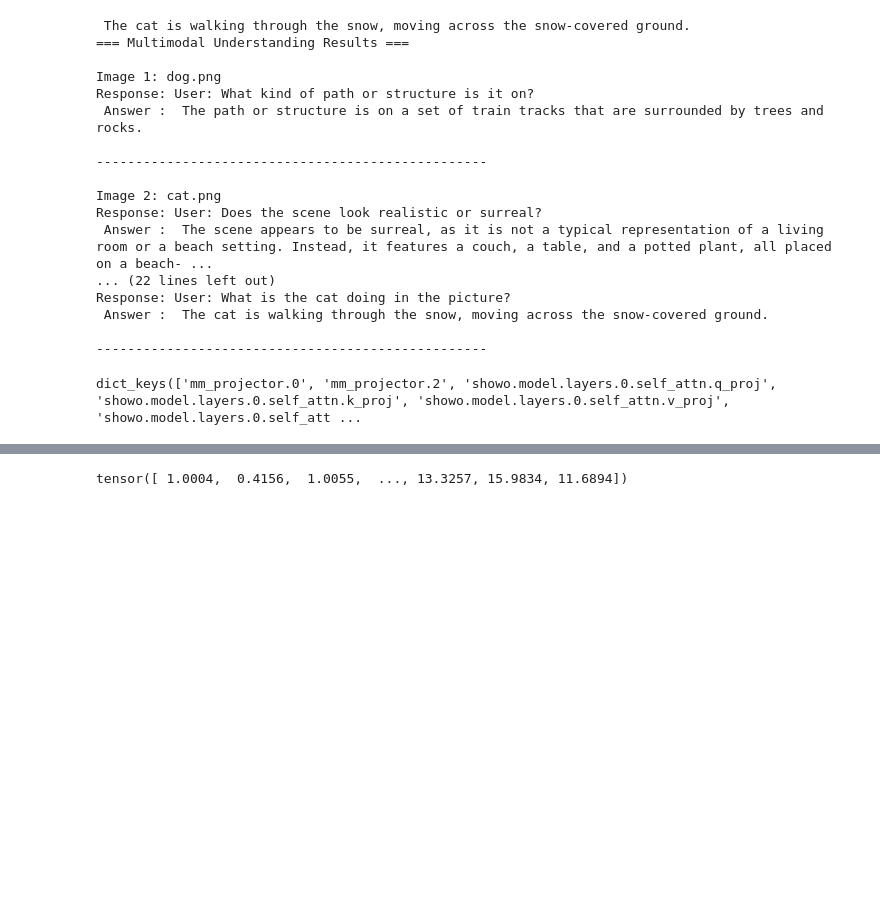
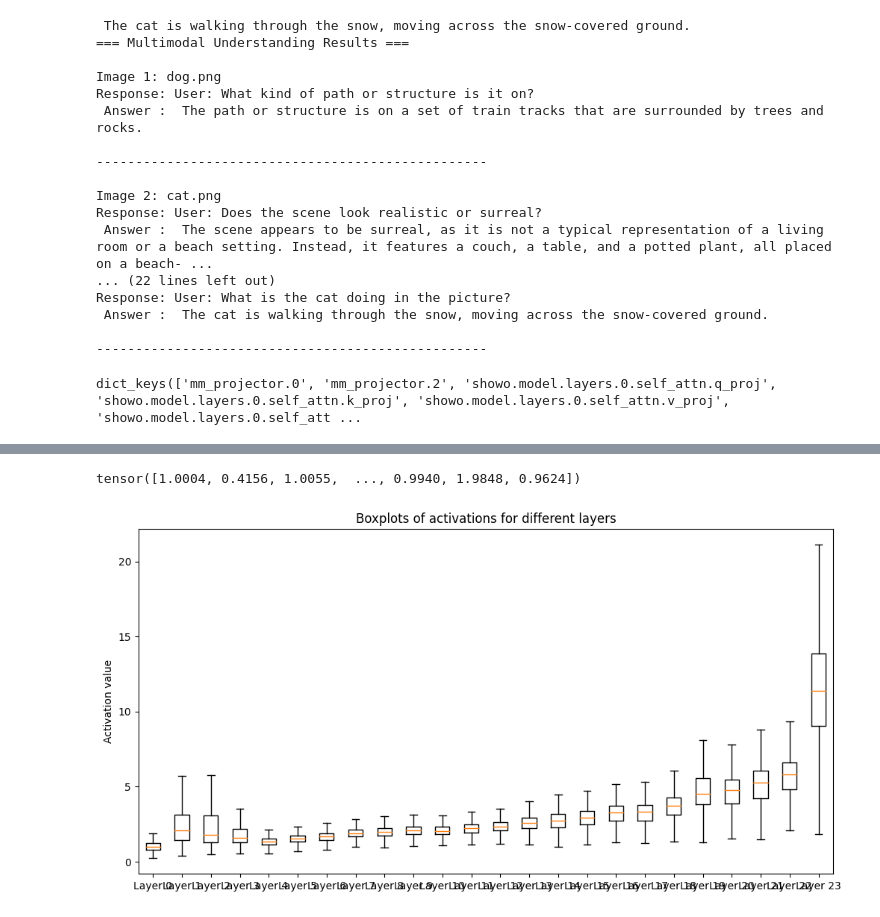
Before and after one commit to showlab/Show-o, a Jupyter notebook: track_activations.ipynb, the cells around one changed output, grey strips where cells are left out. Cells and saved outputs as stored; diff of their text form; code cells hidden in the pictures; blank space fills up the shorter version.

```diff
--- a/track_activations.ipynb
+++ b/track_activations.ipynb
@@ -218,4 +261,8 @@ acts_t2i = get_activations(activations_recorder_t2i)
 # %%
-acts_t2i
+acts_t2i[0]
 # %% [output]
-tensor([ 1.0004,  0.4156,  1.0055,  ..., 13.3257, 15.9834, 11.6894])
+tensor([1.0004, 0.4156, 1.0055,  ..., 0.9940, 1.9848, 0.9624])
+# %%
+print_acts_boxplots(acts_t2i)
+# %% [output]
+[figure, added]
```
Also changed, not shown: parts of 7 cells of this notebook.
